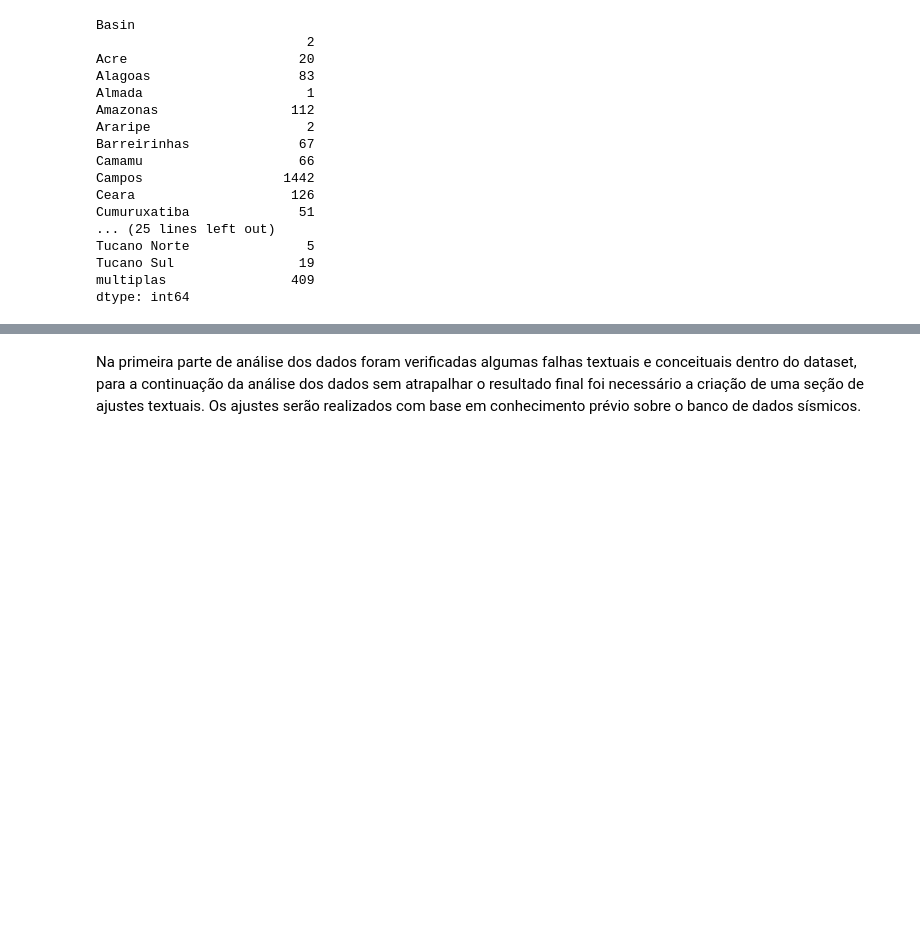
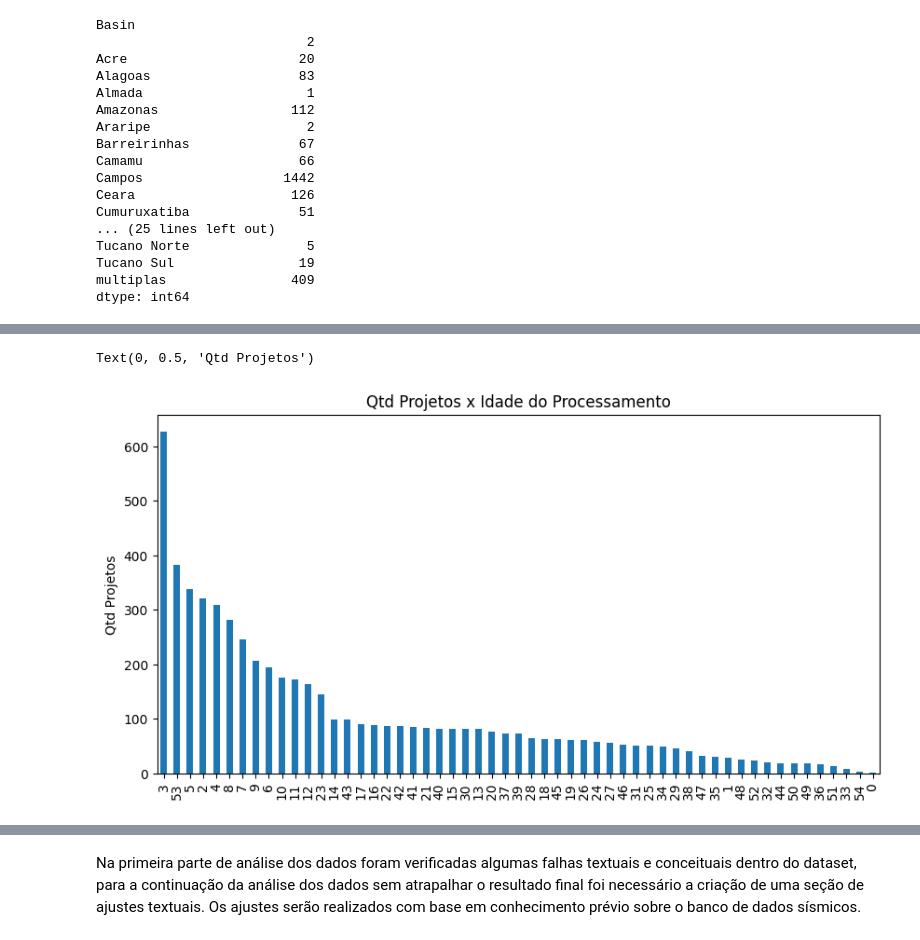
Before and after one commit to leoalexandre/MVP_ADBP, a Jupyter notebook: mvp_anp_seismic.ipynb, the cells around one changed output, grey strips where cells are left out. Drawn from its saved outputs; the diff is of its cells as text; code cells hidden in the pictures; blank space fills up the shorter version.

```diff
--- a/mvp_anp_seismic.ipynb
+++ b/mvp_anp_seismic.ipynb
@@ -244,0 +265,9 @@ Nas observações realizadas foi possível identificar alguns pontos onde será
+# %%
+#Plotando grafico de idade dos programas
+df_idade = dados_anp['time'].value_counts()
+df_idade.plot(kind= 'bar', figsize=(10,5), )
+plt.title('Qtd Projetos x Idade do Processamento')
+plt.ylabel('Qtd Projetos')
+# %% [output]
+Text(0, 0.5, 'Qtd Projetos')
+[figure, added]
```
Also changed, not shown: parts of 36 cells of this notebook.
